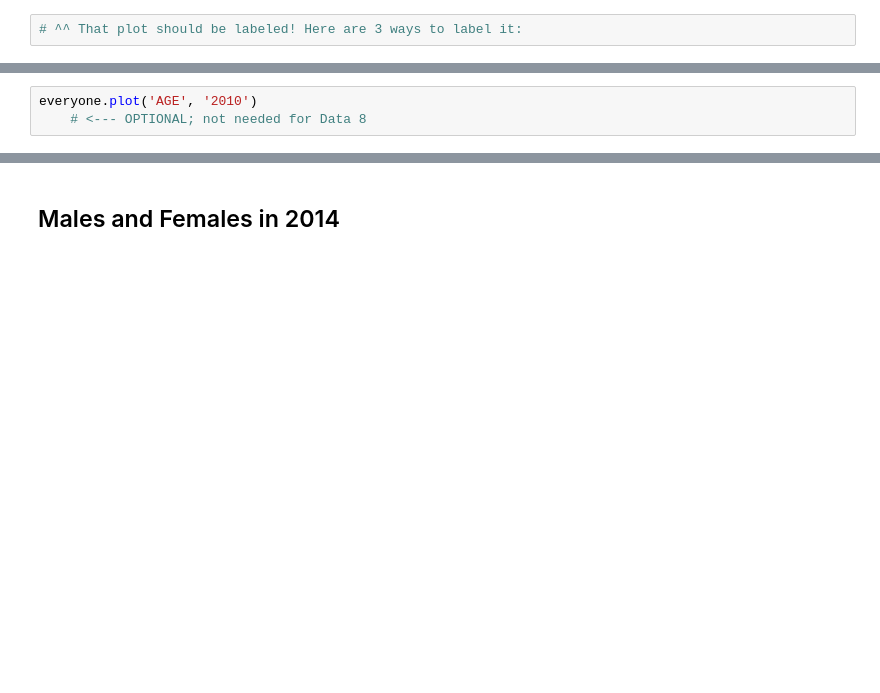
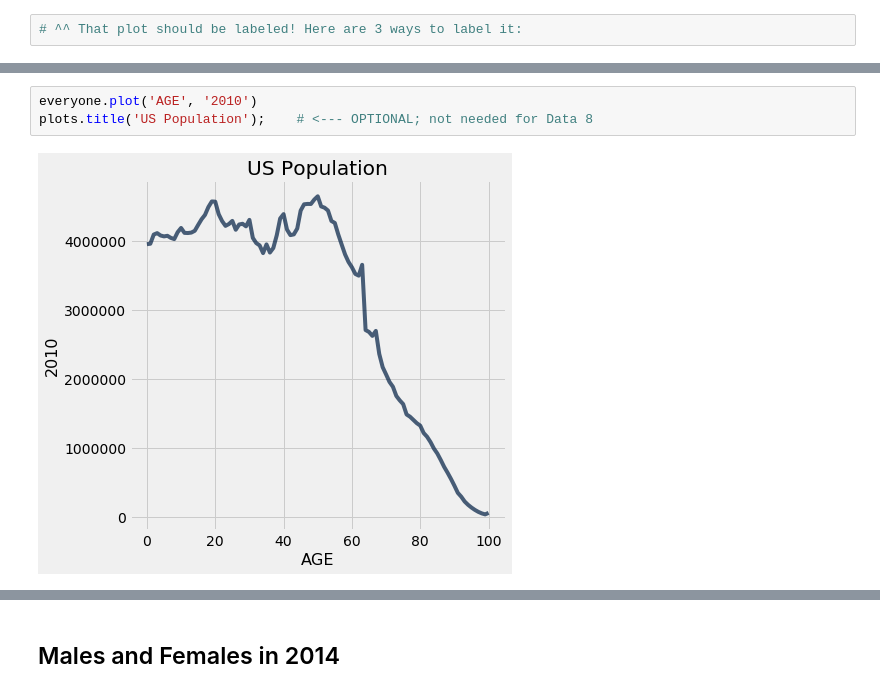
Before and after one commit to ucsb-ds/ds1-w21-content, a Jupyter notebook: lec-notebooks/lec07-blank.ipynb, the cells around one changed output, grey strips where cells are left out. Cells and saved outputs as stored; diff of their text form; blank space fills up the shorter version.

```diff
--- a/lec-notebooks/lec07-blank.ipynb
+++ b/lec-notebooks/lec07-blank.ipynb
@@ -38,5 +149,7 @@ everyone.plot('AGE', '2010')
 # %%
 everyone.plot('AGE', '2010')
-    # <--- OPTIONAL; not needed for Data 8
+plots.title('US Population');    # <--- OPTIONAL; not needed for Data 8
+# %% [output]
+[figure, added]
 # %%
 # Age distribution for two different years
```
Also changed, not shown: parts of 35 cells of this notebook, 24 other files.
